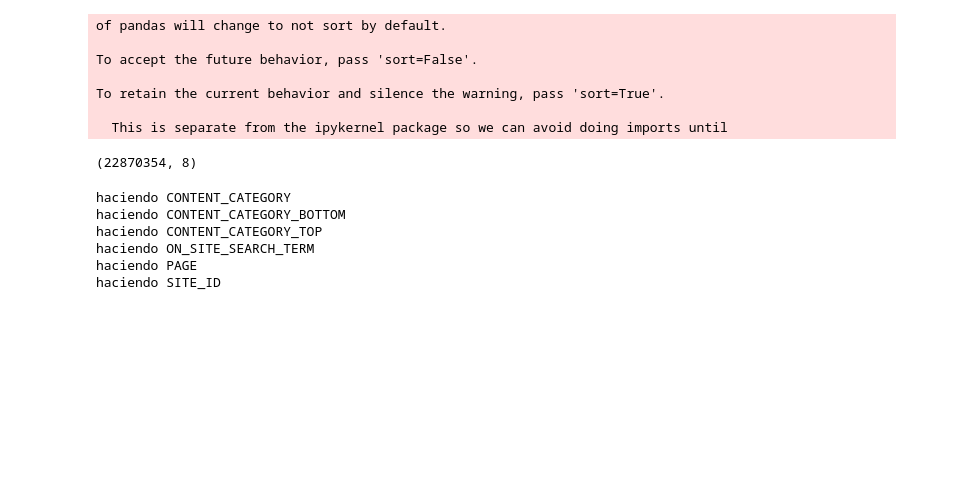
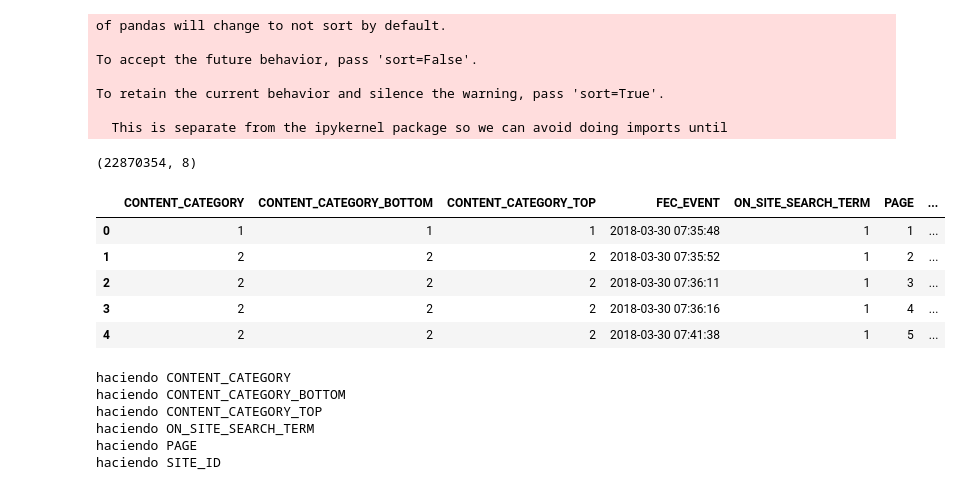
Before and after one commit to horaclito/dataton, a Jupyter notebook: galicia1.ipynb, the cells around one changed output. Drawn from its saved outputs; the diff is of its cells as text; code cells hidden in the pictures; blank space fills up the shorter version.

```diff
--- a/galicia1.ipynb
+++ b/galicia1.ipynb
@@ -20,7 +20,7 @@ print(os.listdir("./"))
 # %%
 data = pd.concat([
-       pd.read_csv("./pageviews.csv", parse_dates=["FEC_EVENT"]),
-       pd.read_csv("./pageviews_complemento.csv", parse_dates=["FEC_EVENT"])
+       pd.read_csv("../data/pageviews.csv", parse_dates=["FEC_EVENT"]),
+       pd.read_csv("../data/pageviews_complemento.csv", parse_dates=["FEC_EVENT"])
 ])
 # %% [output]
 of pandas will change to not sort by default.
@@ -34,6 +34,15 @@ To retain the current behavior and silence the warning, pass 'sort=True'.
 data.shape
 # %% [output]
 (22870354, 8)
+# %%
+data.head()
+# %% [output]
+|  | CONTENT_CATEGORY | CONTENT_CATEGORY_BOTTOM | CONTENT_CATEGORY_TOP | FEC_EVENT | ON_SITE_SEARCH_TERM | PAGE | ... |
+| 0 | 1 | 1 | 1 | 2018-03-30 07:35:48 | 1 | 1 | ... |
+| 1 | 2 | 2 | 2 | 2018-03-30 07:35:52 | 1 | 2 | ... |
+| 2 | 2 | 2 | 2 | 2018-03-30 07:36:11 | 1 | 3 | ... |
+| 3 | 2 | 2 | 2 | 2018-03-30 07:36:16 | 1 | 4 | ... |
+| 4 | 2 | 2 | 2 | 2018-03-30 07:41:38 | 1 | 5 | ... |
 # %%
 X_test = []
 for c in data.drop(["USER_ID", "FEC_EVENT"], axis=1).columns:
```
Also changed, not shown: parts of 16 cells of this notebook.
